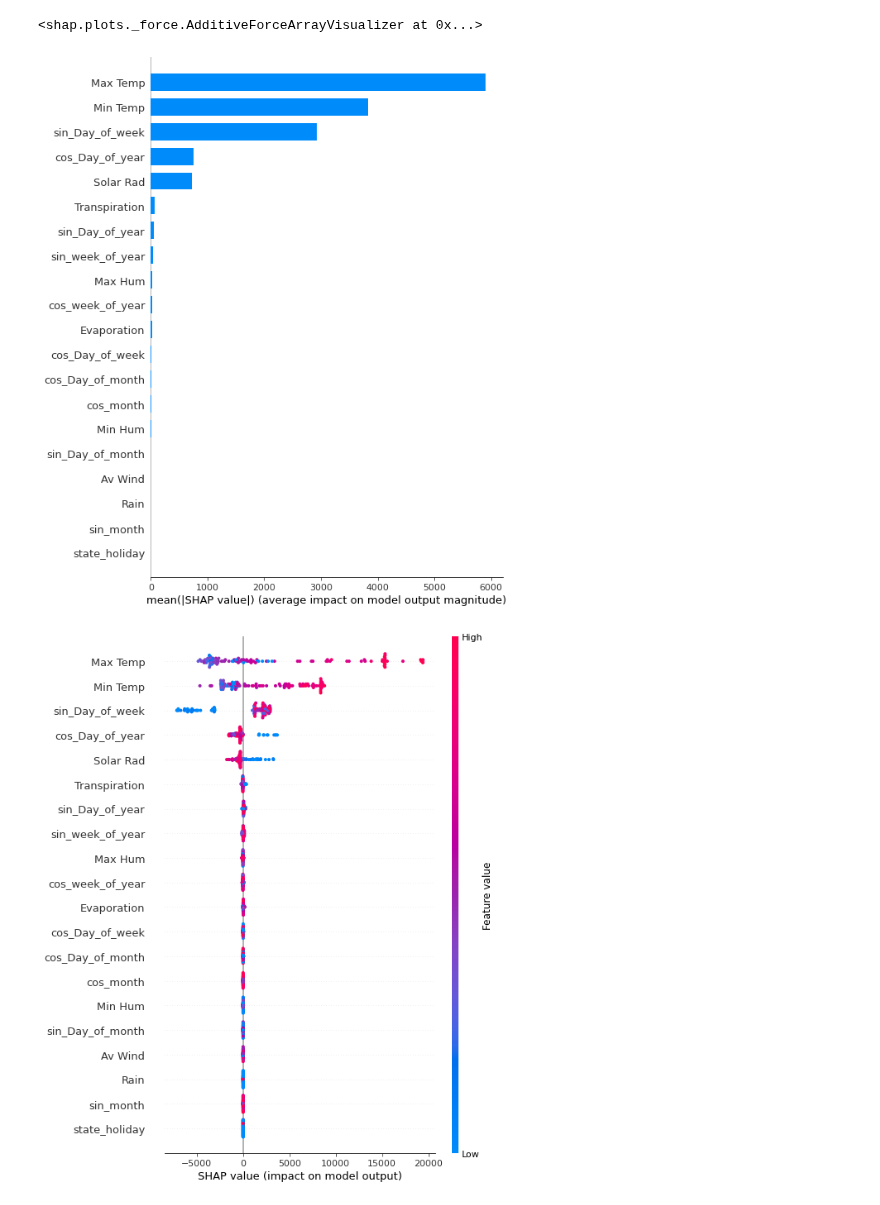
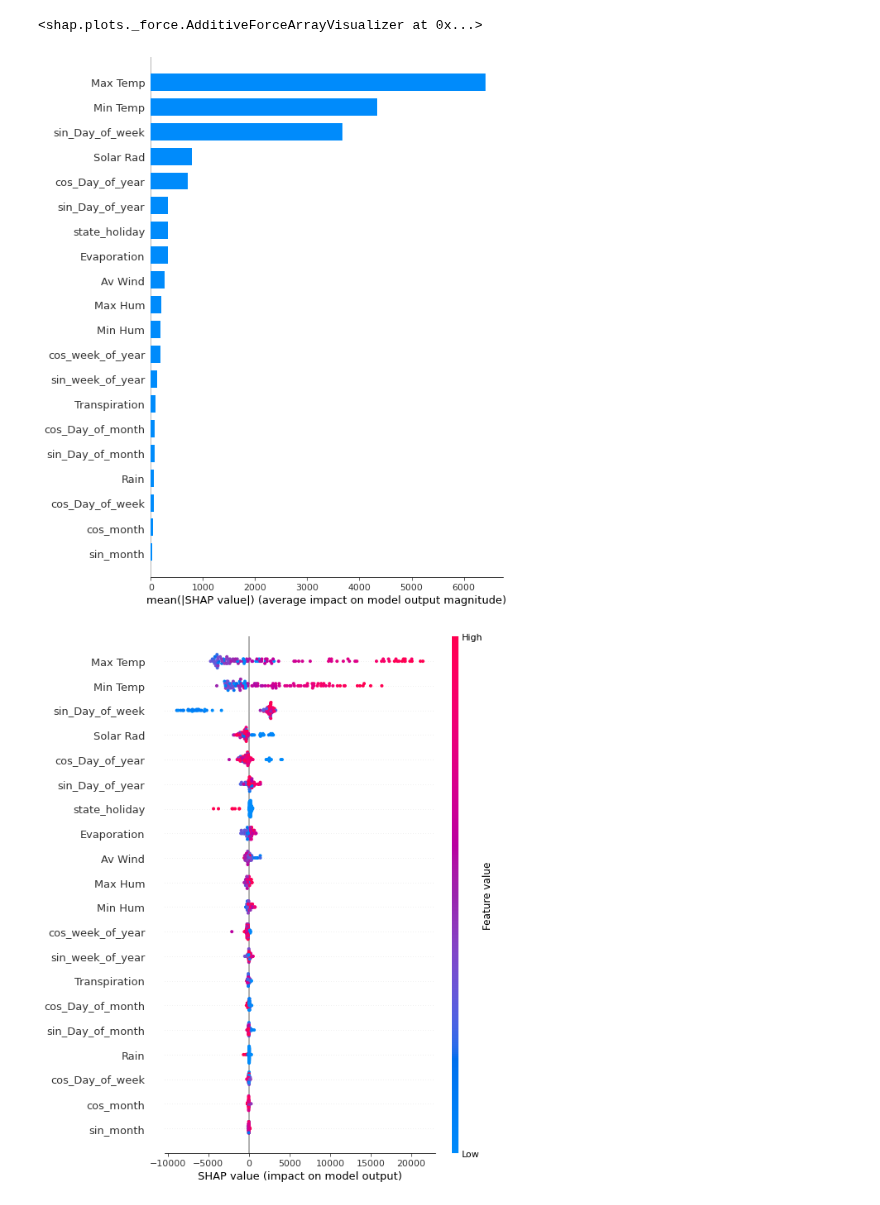
Before and after one commit to zheyzhang/Capstone-Individual, a Jupyter notebook: Data Modelling BOM/BOM_model.ipynb, the cells around one changed output. Saved outputs shown, nothing was run; the diff lists cells and outputs as text; code cells hidden in the pictures.

Commit message:
grid search

```diff
--- a/Data Modelling BOM/BOM_model.ipynb
+++ b/Data Modelling BOM/BOM_model.ipynb
@@ -118,0 +100,12 @@ memory usage: 843.9 KB
+# %%
+forest = RandomForestRegressor(criterion='mse',
+                                random_state=42)
+
+param_grid_forest = dict(
+    max_depth =[None,15,20,25],
+    min_samples_leaf=[5,50,100])
+
+grid_forest=GridSearchCV(forest, param_grid_forest, cv=3, scoring='neg_root_mean_squared_error',verbose=2,return_train_score=True)
+
+grid_forest.fit(X_train, y_train)
+y_predict_forest = grid_forest.predict(X_test)
@@ -272,14 +251,14 @@ shap.force_plot(explainer.expected_value, shap_values,X_test)
 # %% [output]
 <shap.plots._force.AdditiveForceArrayVisualizer at 0x...>
 # %%
-shap_values = shap.TreeExplainer(forest).shap_values(X_test)
+shap_values = shap.TreeExplainer(grid_forest.best_estimator_).shap_values(X_test)
 shap.summary_plot(shap_values, X_test, plot_type="bar")
 # %% [output]
-[figure, old version]
+[figure, new version]
 # %%
 shap.summary_plot(shap_values, X_test)
 # %% [output]
-[figure, old version]
+[figure, new version]
 # %%
 # Part
 shap.dependence_plot('Max Hum', shap_values, X_test)
```
Also changed, not shown: parts of 13 cells of this notebook, 3 other files.
